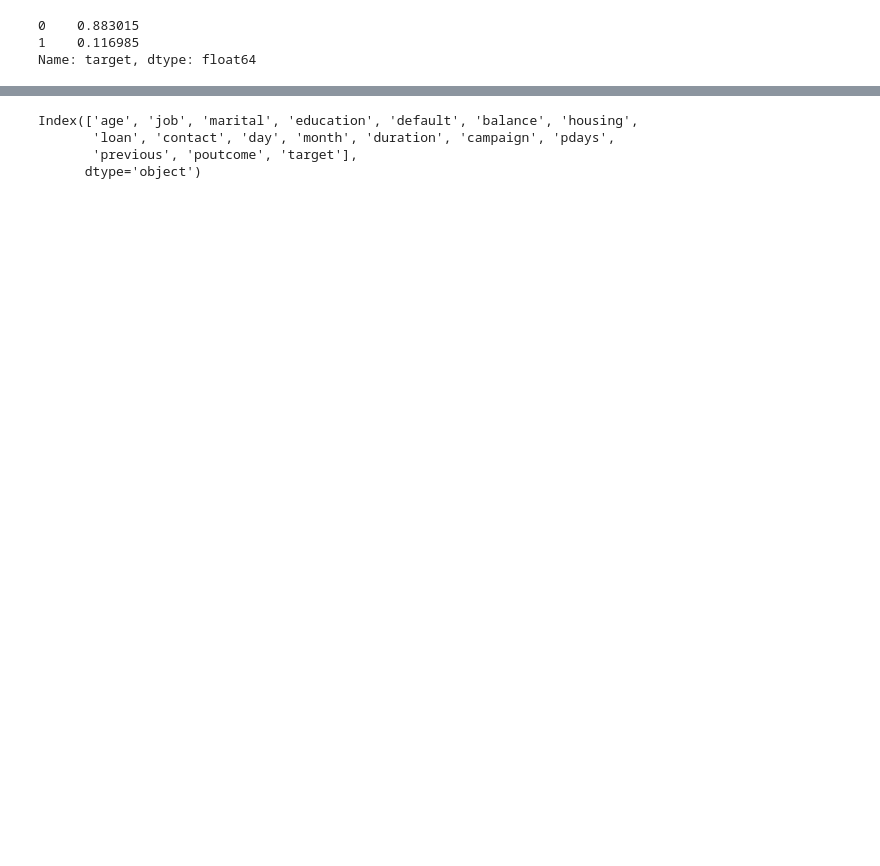
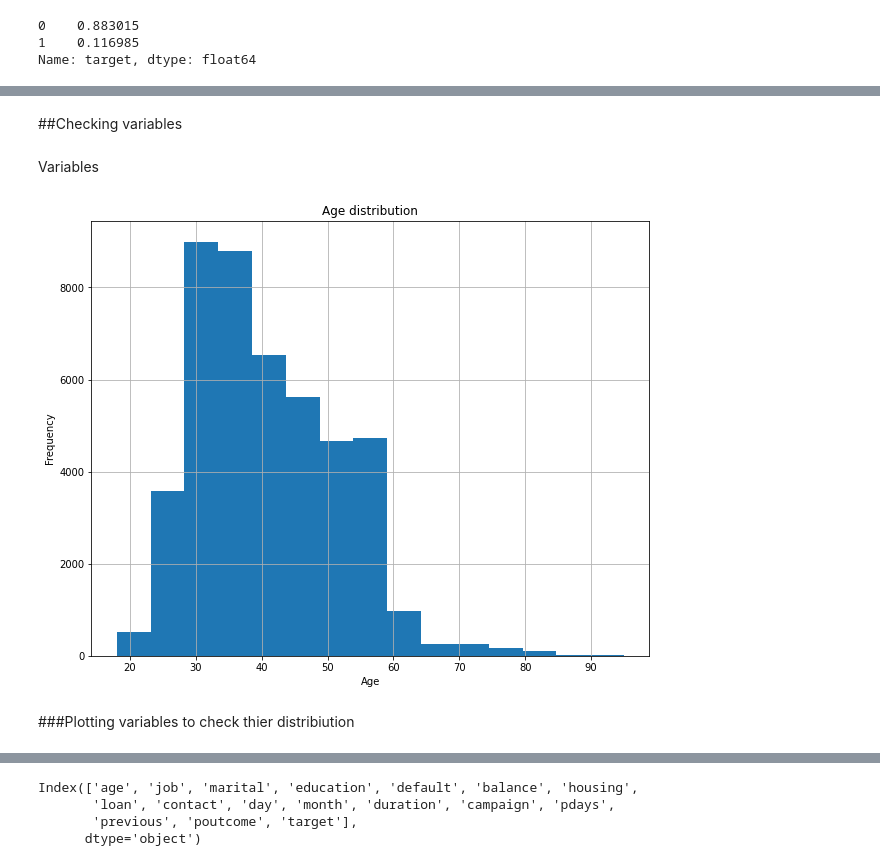
Before and after one commit to czokw1/ml-predict-bank-deposit, a Jupyter notebook: data_analysis.ipynb, the cells around one changed output, grey strips where cells are left out. Cells and saved outputs as stored; diff of their text form; code cells hidden in the pictures; blank space fills up the shorter version.

```diff
--- a/data_analysis.ipynb
+++ b/data_analysis.ipynb
@@ -152,0 +175,14 @@ dataset['age'].hist()
+# %% [markdown]
+##Checking variables
+# %% [markdown]
+ Variables
+# %%
+plt.figure(figsize=(10,8))
+dataset['age'].hist(bins=15)
+plt.xlabel('Age')
+plt.ylabel('Frequency')
+plt.title('Age distribution');
+# %% [output]
+[figure, added]
+# %% [markdown]
+###Plotting variables to check thier distribiution
```
Also changed, not shown: parts of 64 cells of this notebook.
